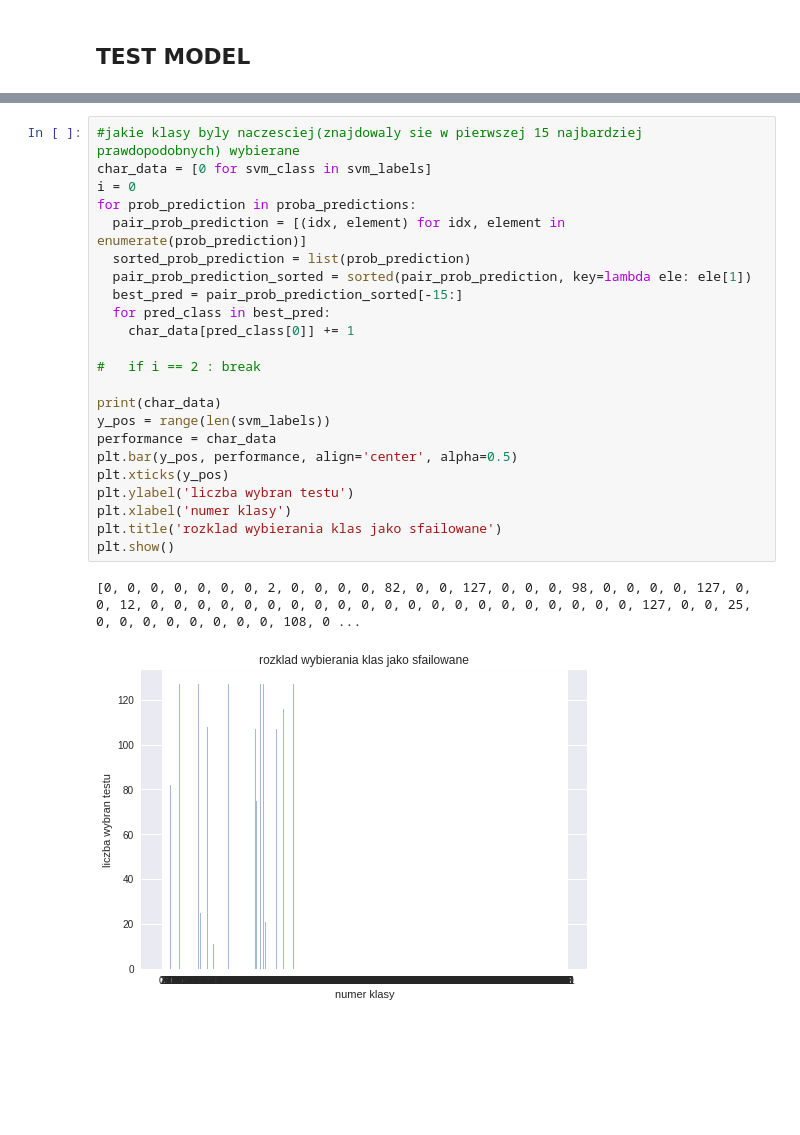
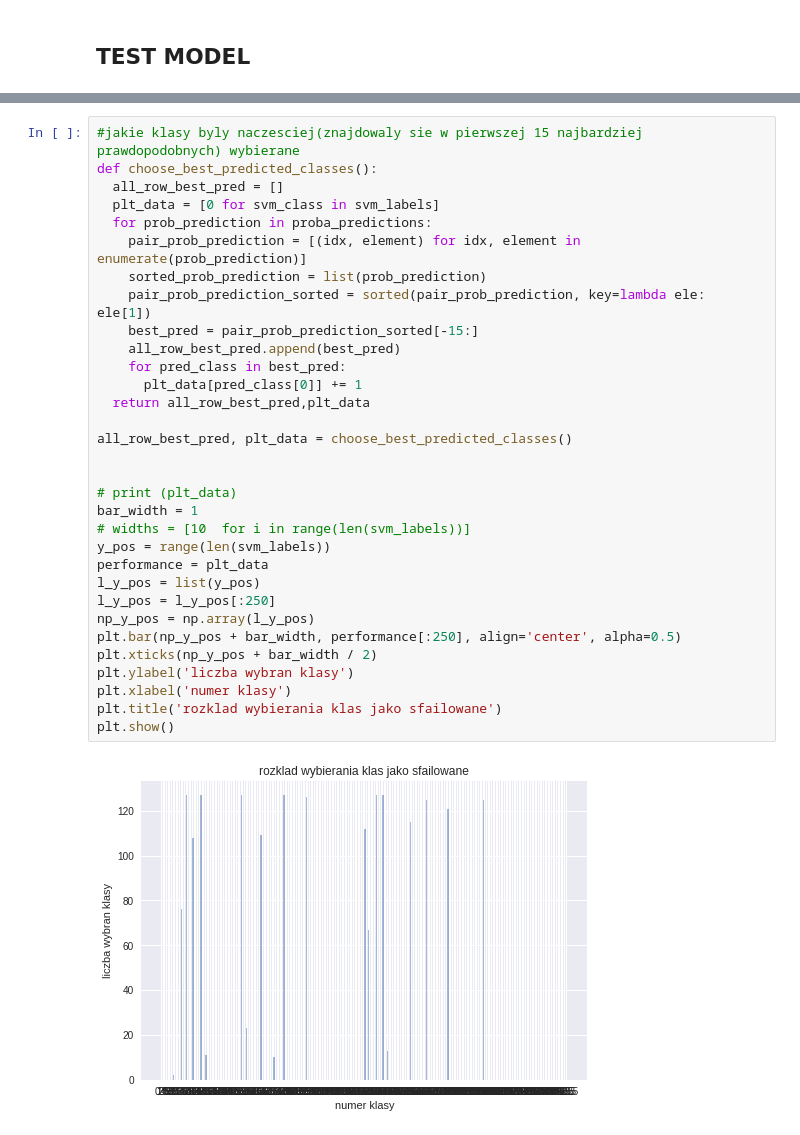
Before and after one commit to seraffin/FailOmen, a Jupyter notebook: Pola/Workspace_SVM.ipynb, the cells around one changed output, grey strips where cells are left out. Drawn from its saved outputs; the diff is of its cells as text; blank space fills up the shorter version.

```diff
--- a/Pola/Workspace_SVM.ipynb
+++ b/Pola/Workspace_SVM.ipynb
@@ -413,26 +392,34 @@ from sklearn import metrics
 # %%
 #jakie klasy byly naczesciej(znajdowaly sie w pierwszej 15 najbardziej prawdopodobnych) wybierane
-char_data = [0 for svm_class in svm_labels]
-i = 0
-for prob_prediction in proba_predictions:
-  pair_prob_prediction = [(idx, element) for idx, element in enumerate(prob_prediction)]
-  sorted_prob_prediction = list(prob_prediction)
-  pair_prob_prediction_sorted = sorted(pair_prob_prediction, key=lambda ele: ele[1])
-  best_pred = pair_prob_prediction_sorted[-15:]
-  for pred_class in best_pred:
-    char_data[pred_class[0]] += 1
+def choose_best_predicted_classes():
+  all_row_best_pred = []
+  plt_data = [0 for svm_class in svm_labels]
+  for prob_prediction in proba_predictions:
+    pair_prob_prediction = [(idx, element) for idx, element in enumerate(prob_prediction)]
+    sorted_prob_prediction = list(prob_prediction)
+    pair_prob_prediction_sorted = sorted(pair_prob_prediction, key=lambda ele: ele[1])
+    best_pred = pair_prob_prediction_sorted[-15:]
+    all_row_best_pred.append(best_pred)
+    for pred_class in best_pred:
+      plt_data[pred_class[0]] += 1
+  return all_row_best_pred,plt_data
 
-#   if i == 2 : break
+all_row_best_pred, plt_data = choose_best_predicted_classes()
 
-print(char_data)
+
+# print (plt_data)
+bar_width = 1
+# widths = [10  for i in range(len(svm_labels))]
 y_pos = range(len(svm_labels))
-performance = char_data
-plt.bar(y_pos, performance, align='center', alpha=0.5)
-plt.xticks(y_pos)
-plt.ylabel('liczba wybran testu')
+performance = plt_data
+l_y_pos = list(y_pos)
+l_y_pos = l_y_pos[:250]
+np_y_pos = np.array(l_y_pos)
+plt.bar(np_y_pos + bar_width, performance[:250], align='center', alpha=0.5)
+plt.xticks(np_y_pos + bar_width / 2)
+plt.ylabel('liczba wybran klasy')
 plt.xlabel('numer klasy')
 plt.title('rozklad wybierania klas jako sfailowane')
 plt.show()
 # %% [output]
-[0, 0, 0, 0, 0, 0, 0, 2, 0, 0, 0, 0, 82, 0, 0, 127, 0, 0, 0, 98, 0, 0, 0, 0, 127, 0, 0, 12, 0, 0, 0, 0, 0, 0, 0, 0, 0, 0, 0, 0, 0, 0, 0, 0, 0, 0, 0, 0, 0, 127, 0, 0, 25, 0, 0, 0, 0, 0, 0, 0, 0, 108, 0 ...
-[figure, old version]
+[figure, new version]
```
Also changed, not shown: parts of 10 cells of this notebook.
